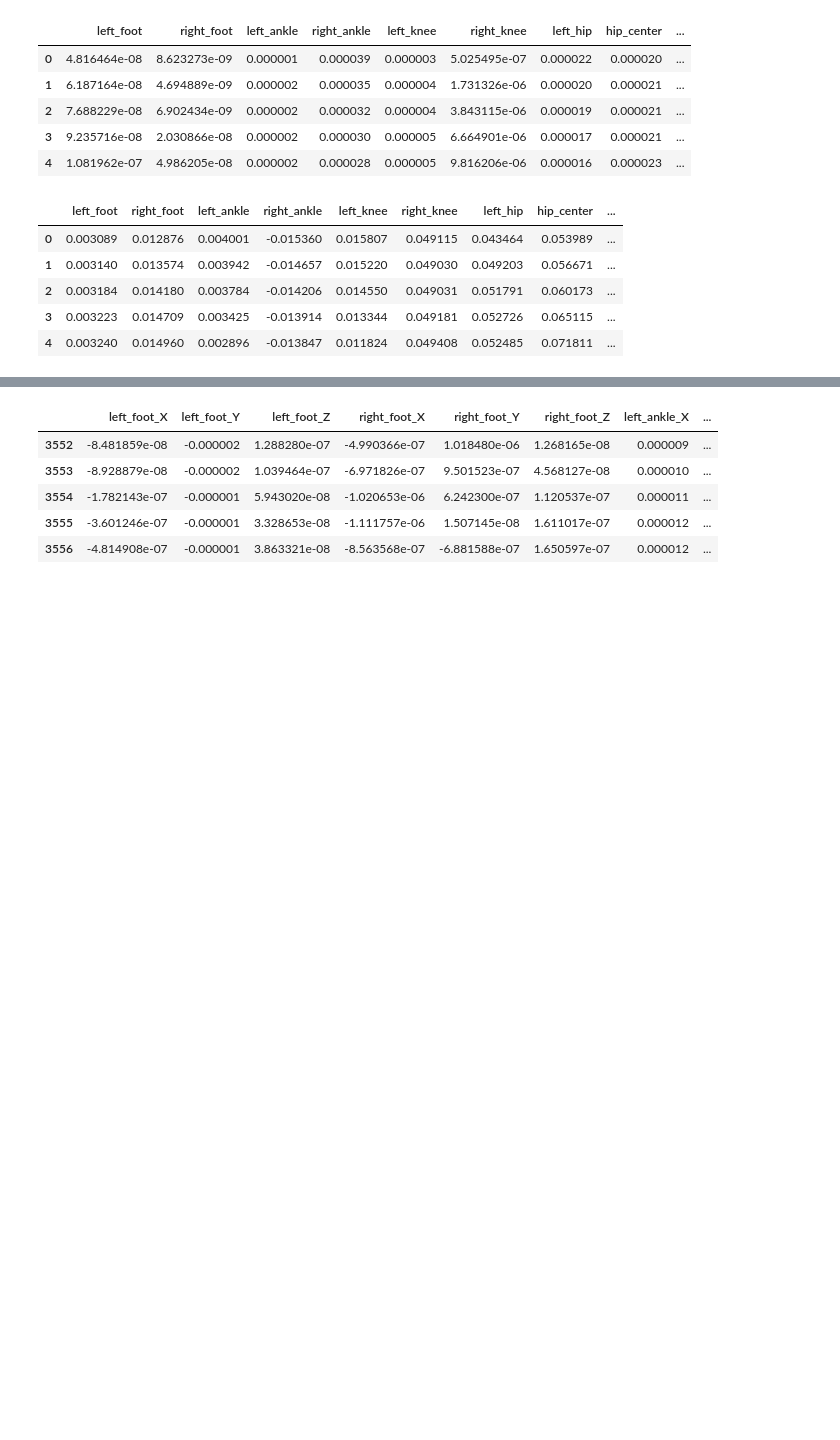
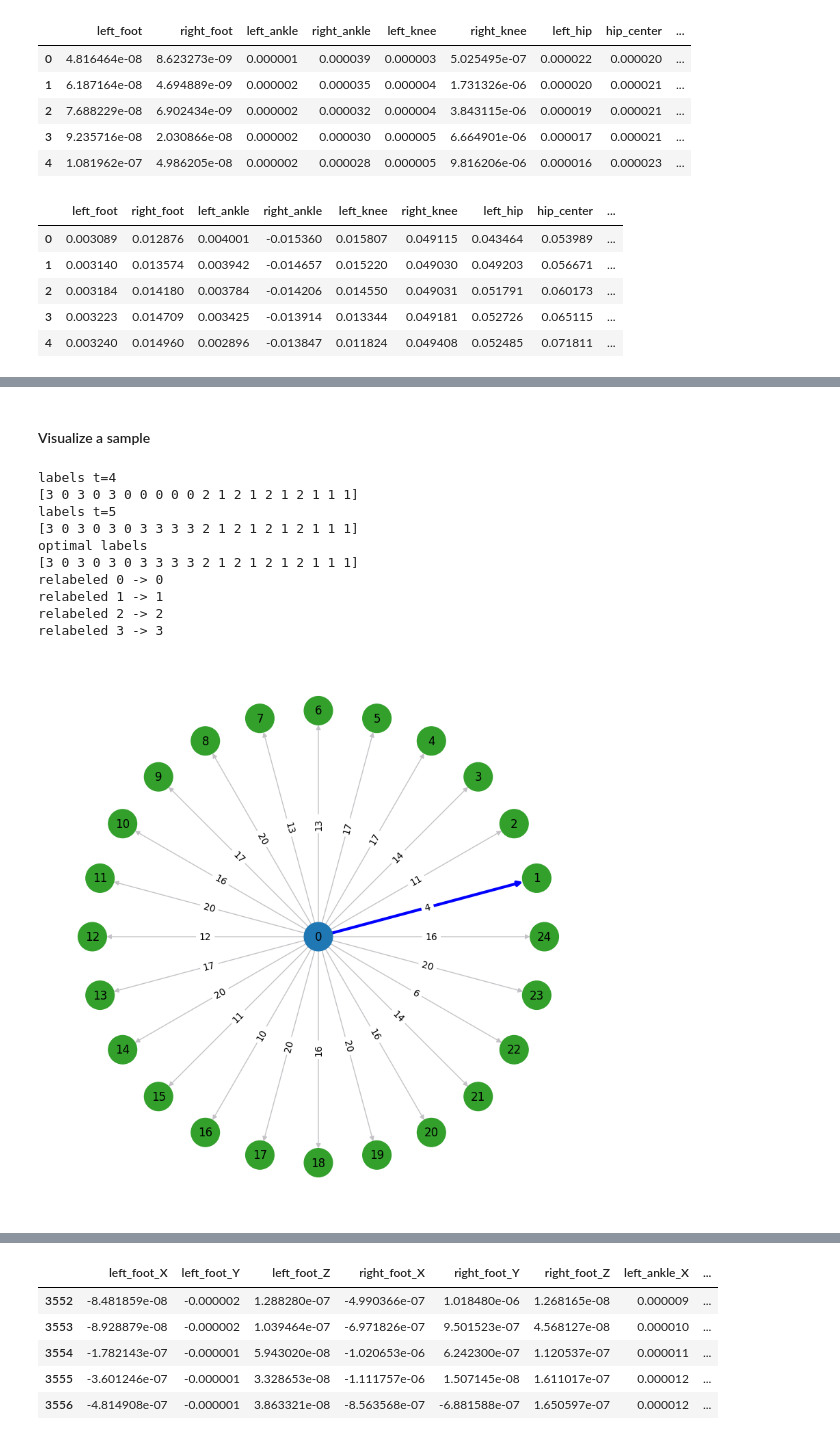
Before and after one commit to gaggioaxel/OoM-Thesis, a Jupyter notebook: code/src/OoM.ipynb, the cells around one changed output, grey strips where cells are left out. Saved outputs shown, nothing was run; the diff lists cells and outputs as text; code cells hidden in the pictures; blank space fills up the shorter version.

```diff
--- a/code/src/OoM.ipynb
+++ b/code/src/OoM.ipynb
@@ -579,0 +715,32 @@ plt.show()
+# %% [markdown]
+#### Visualize a sample
+# %%
+times = [4,5]
+predicted_labels0 = shi_malik_spectral_clustering_matlab_version(vectorial_feature_to_weight_matrix(angularMomentumTable.iloc[times[0]],adjacencyMatrix))
+predicted_labels1 = shi_malik_spectral_clustering_matlab_version(vectorial_feature_to_weight_matrix(angularMomentumTable.iloc[times[1]],adjacencyMatrix))
+
+totalLabels = list(clusterize_labels(predicted_labels0).keys())
+clusterize_labels(predicted_labels1)
+
+print(f"labels t={times[0]}")
+print(predicted_labels0)
+print(f"labels t={times[1]}")
+print(predicted_labels1)
+
+relabelings, optimalLabels = compute_minimum_weight_cluster(predicted_labels0,predicted_labels1,visualize=True,return_relabeling=True)
+print('optimal labels')
+print(optimalLabels)
+for fromLabel,toLabel in zip(totalLabels,relabelings):
+    print(f"relabeled {fromLabel} -> {toLabel}")
+# %% [output]
+labels t=4
+[3 0 3 0 3 0 0 0 0 0 2 1 2 1 2 1 2 1 1 1]
+labels t=5
+[3 0 3 0 3 0 3 3 3 3 2 1 2 1 2 1 2 1 1 1]
+optimal labels
+[3 0 3 0 3 0 3 3 3 3 2 1 2 1 2 1 2 1 1 1]
+relabeled 0 -> 0
+relabeled 1 -> 1
+relabeled 2 -> 2
+relabeled 3 -> 3
+[figure, added]
```
Also changed, not shown: parts of 56 cells of this notebook, 3 other files.
